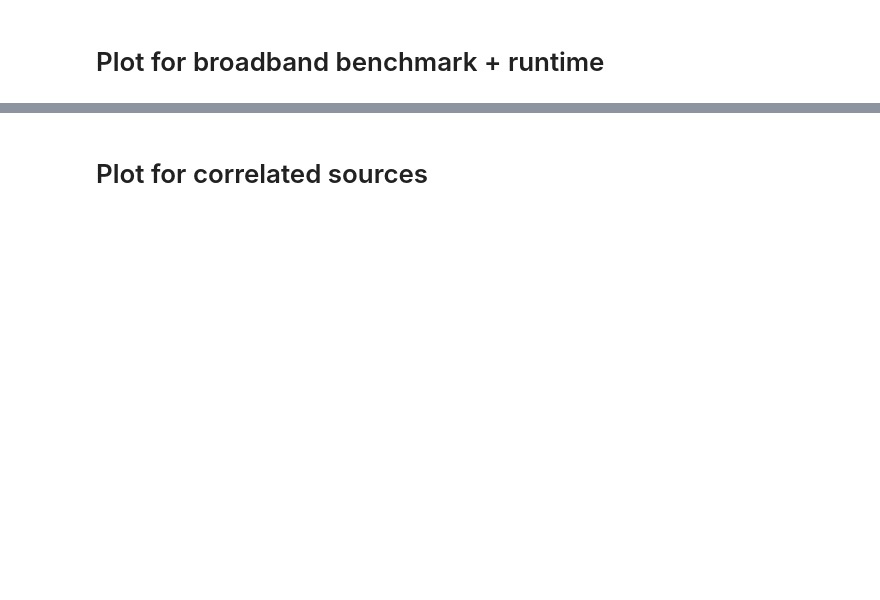
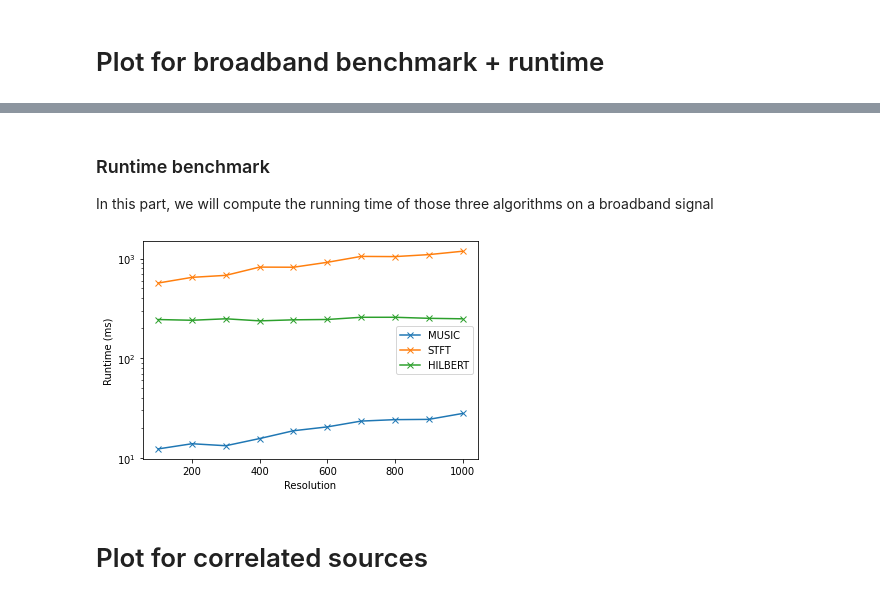
Before and after one commit to MichelDucartier/music_doa, a Jupyter notebook: MUSIC_plots.ipynb, the cells around one changed output, grey strips where cells are left out. Drawn from its saved outputs; the diff is of its cells as text; code cells hidden in the pictures; blank space fills up the shorter version.

```diff
--- a/MUSIC_plots.ipynb
+++ b/MUSIC_plots.ipynb
@@ -255,3 +256,37 @@ plt.show()
+# %% [markdown]
+### Runtime benchmark
+
+In this part, we will compute the running time of those three algorithms on a broadband signal
+# %%
+%%capture ignored
+def fun1(N):
+    spectrum_bad = music(data, 1, mics_coords, main_frequency)
+    temp = [spectrum_bad(x) for x in np.linspace(0, 2 * np.pi, N)]
+
+def fun2(N):
+    spectrum = music(hilbert(data).conj(), 1, mics_coords, main_frequency)
+    temp = [spectrum(x) for x in np.linspace(0, 2 * np.pi, N)]
+
+def fun3(N):
+    spectrum_stft = music_with_frequency(data, 1, fs, mics_coords, None, real_freq_range)
+    temp = [spectrum_stft(x) for x in np.linspace(0, 2 * np.pi, N)]
+
+benchmark_resolutions = range(100, 1100, 100)
+music_times = benchmark(fun1, benchmark_resolutions)
+music_hilbert_times = benchmark(fun2, benchmark_resolutions)
+music_stft_times = benchmark(fun3, benchmark_resolutions)
+# %%
+plt.plot(benchmark_resolutions, music_times, label="MUSIC", marker='x')
+plt.plot(benchmark_resolutions, music_stft_times, label="STFT", marker='x')
+plt.plot(benchmark_resolutions, music_hilbert_times, label="HILBERT", marker='x')
+plt.ylabel("Runtime (ms)")
+plt.xlabel("Resolution")
+plt.yscale('log')
+plt.legend()
+#plt.savefig('Figures/benchmark_times.png')
+plt.show()
+# %% [output]
+[figure, added]
 # %% [markdown]
 # Plot for correlated sources
 # %%
```
Also changed, not shown: parts of 8 cells of this notebook, 2 other files.
